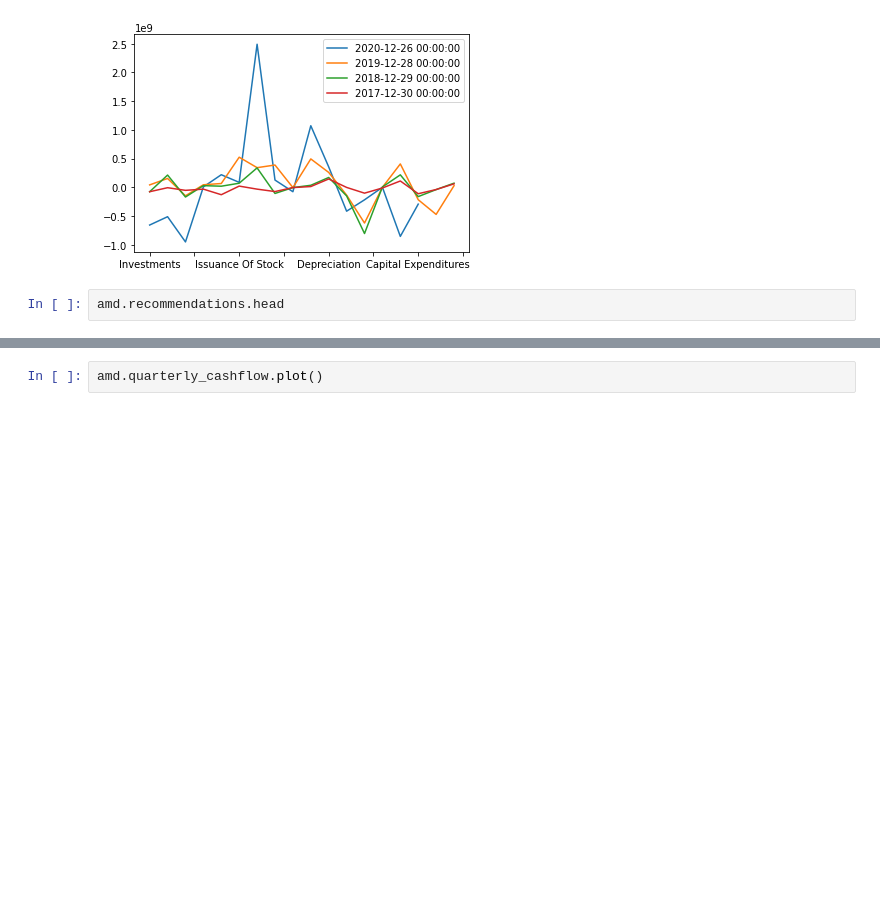
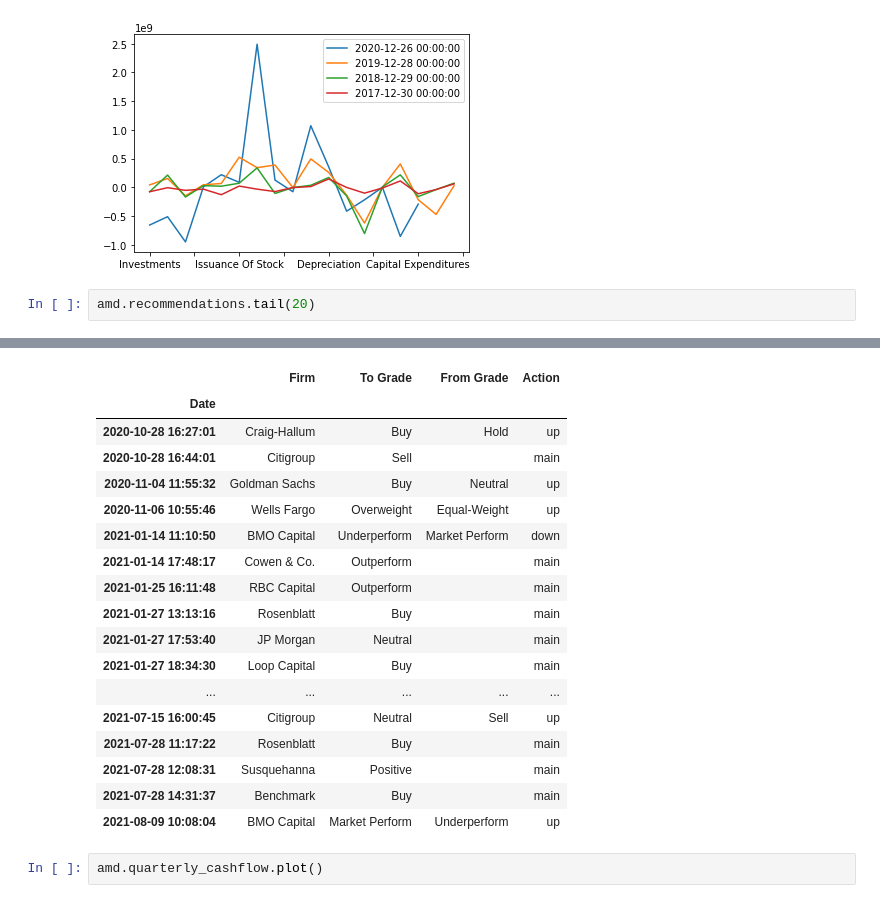
Before and after one commit to A-Alexandrov2021/Projects, a Jupyter notebook: Final_Assignment_Library_new_Apple.ipynb, the cells around one changed output, grey strips where cells are left out. Saved outputs shown, nothing was run; the diff lists cells and outputs as text; blank space fills up the shorter version.

```diff
--- a/Final_Assignment_Library_new_Apple.ipynb
+++ b/Final_Assignment_Library_new_Apple.ipynb
@@ -329,5 +329,5 @@ amd.cashflow.plot()
 <matplotlib.axes._subplots.AxesSubplot at 0x...>
 [figure]
 # %%
-amd.recommendations.head
+amd.recommendations.tail(20)
 # %% [output]
@@ -349,3 +334,21 @@ Date
+|  | Firm | To Grade | From Grade | Action |
+| Date |  |  |  |  |
+| 2020-10-28 16:27:01 | Craig-Hallum | Buy | Hold | up |
+| 2020-10-28 16:44:01 | Citigroup | Sell |  | main |
+| 2020-11-04 11:55:32 | Goldman Sachs | Buy | Neutral | up |
+| 2020-11-06 10:55:46 | Wells Fargo | Overweight | Equal-Weight | up |
+| 2021-01-14 11:10:50 | BMO Capital | Underperform | Market Perform | down |
+| 2021-01-14 17:48:17 | Cowen & Co. | Outperform |  | main |
+| 2021-01-25 16:11:48 | RBC Capital | Outperform |  | main |
+| 2021-01-27 13:13:16 | Rosenblatt | Buy |  | main |
+| 2021-01-27 17:53:40 | JP Morgan | Neutral |  | main |
+| 2021-01-27 18:34:30 | Loop Capital | Buy |  | main |
+| ... | ... | ... | ... | ... |
+| 2021-07-15 16:00:45 | Citigroup | Neutral | Sell | up |
+| 2021-07-28 11:17:22 | Rosenblatt | Buy |  | main |
+| 2021-07-28 12:08:31 | Susquehanna | Positive |  | main |
+| 2021-07-28 14:31:37 | Benchmark | Buy |  | main |
+| 2021-08-09 10:08:04 | BMO Capital | Market Perform | Underperform | up |
 # %%
 amd.quarterly_cashflow.plot()
 # %% [output]
```
Also changed, not shown: parts of 4 cells of this notebook.
